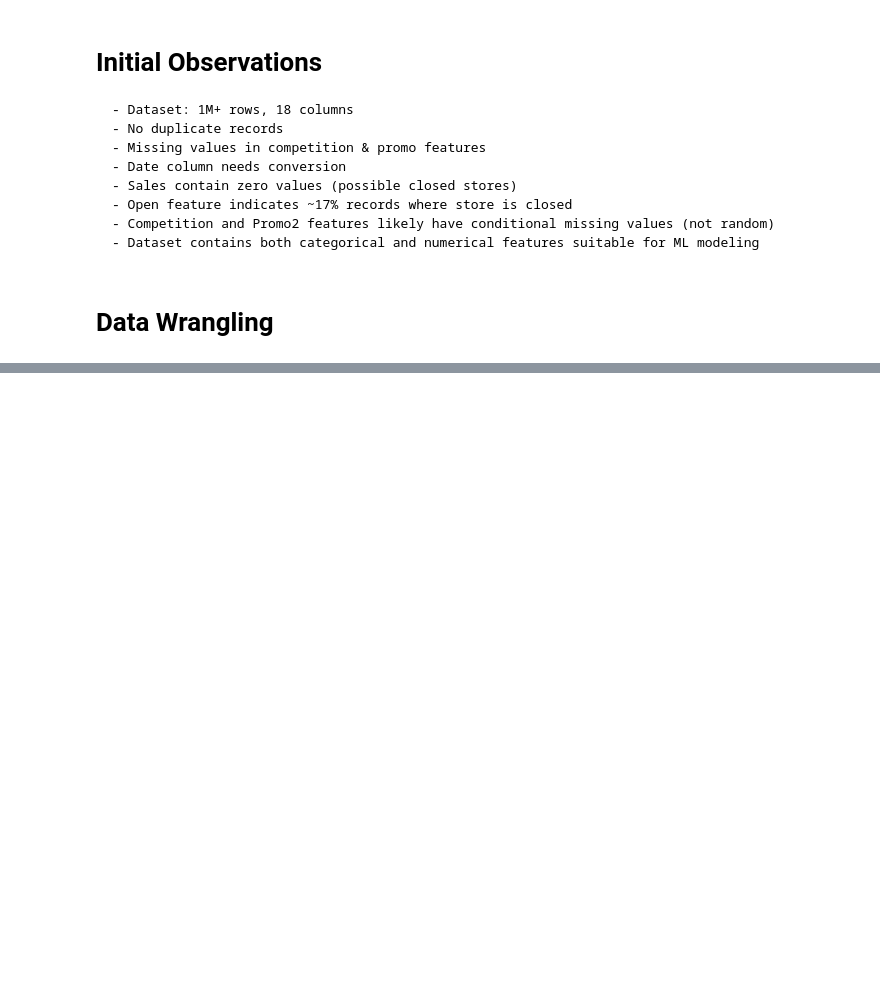
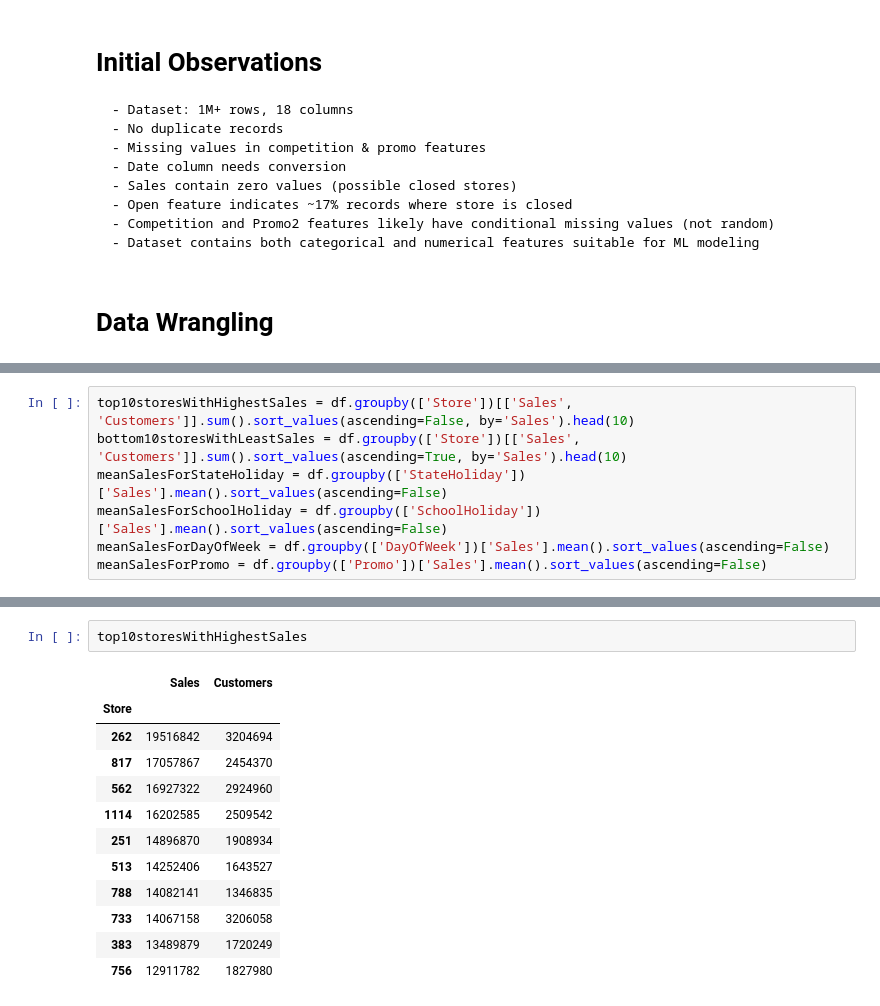
Before and after one commit to mdismailquraishicse/rossmann-sales-prediction, a Jupyter notebook: notebooks/01_eda.ipynb, the cells around one changed output, grey strips where cells are left out. Drawn from its saved outputs; the diff is of its cells as text; blank space fills up the shorter version.

```diff
--- a/notebooks/01_eda.ipynb
+++ b/notebooks/01_eda.ipynb
@@ -94,0 +94,7 @@ df.head()
+# %%
+top10storesWithHighestSales = df.groupby(['Store'])[['Sales', 'Customers']].sum().sort_values(ascending=False, by='Sales').head(10)
+bottom10storesWithLeastSales = df.groupby(['Store'])[['Sales', 'Customers']].sum().sort_values(ascending=True, by='Sales').head(10)
+meanSalesForStateHoliday = df.groupby(['StateHoliday'])['Sales'].mean().sort_values(ascending=False)
+meanSalesForSchoolHoliday = df.groupby(['SchoolHoliday'])['Sales'].mean().sort_values(ascending=False)
+meanSalesForDayOfWeek = df.groupby(['DayOfWeek'])['Sales'].mean().sort_values(ascending=False)
+meanSalesForPromo = df.groupby(['Promo'])['Sales'].mean().sort_values(ascending=False)
@@ -94,0 +105,15 @@ df.head()
+# %%
+top10storesWithHighestSales
+# %% [output]
+|  | Sales | Customers |
+| Store |  |  |
+| 262 | 19516842 | 3204694 |
+| 817 | 17057867 | 2454370 |
+| 562 | 16927322 | 2924960 |
+| 1114 | 16202585 | 2509542 |
+| 251 | 14896870 | 1908934 |
+| 513 | 14252406 | 1643527 |
+| 788 | 14082141 | 1346835 |
+| 733 | 14067158 | 3206058 |
+| 383 | 13489879 | 1720249 |
+| 756 | 12911782 | 1827980 |
```
Also changed, not shown: parts of 13 cells of this notebook.
